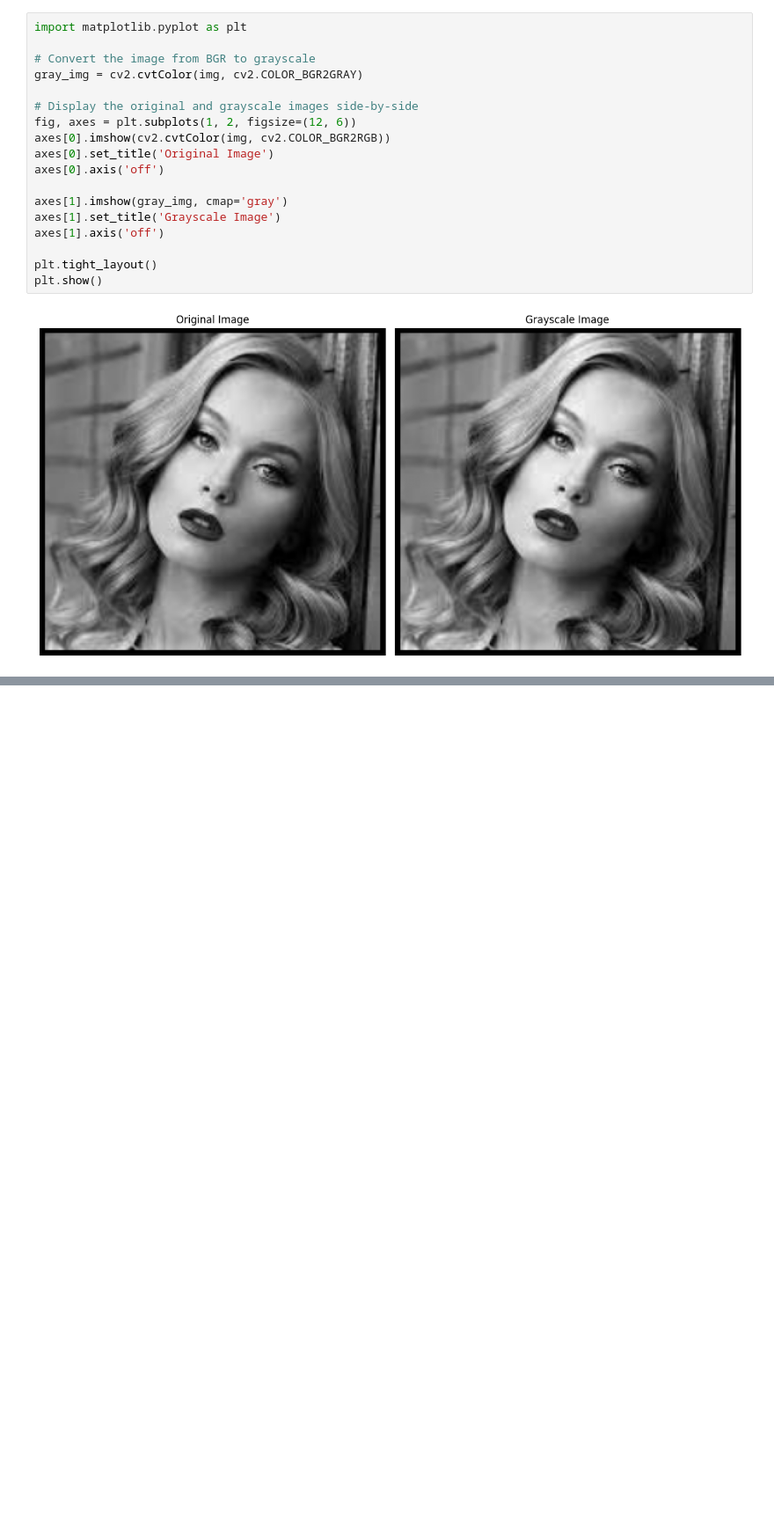
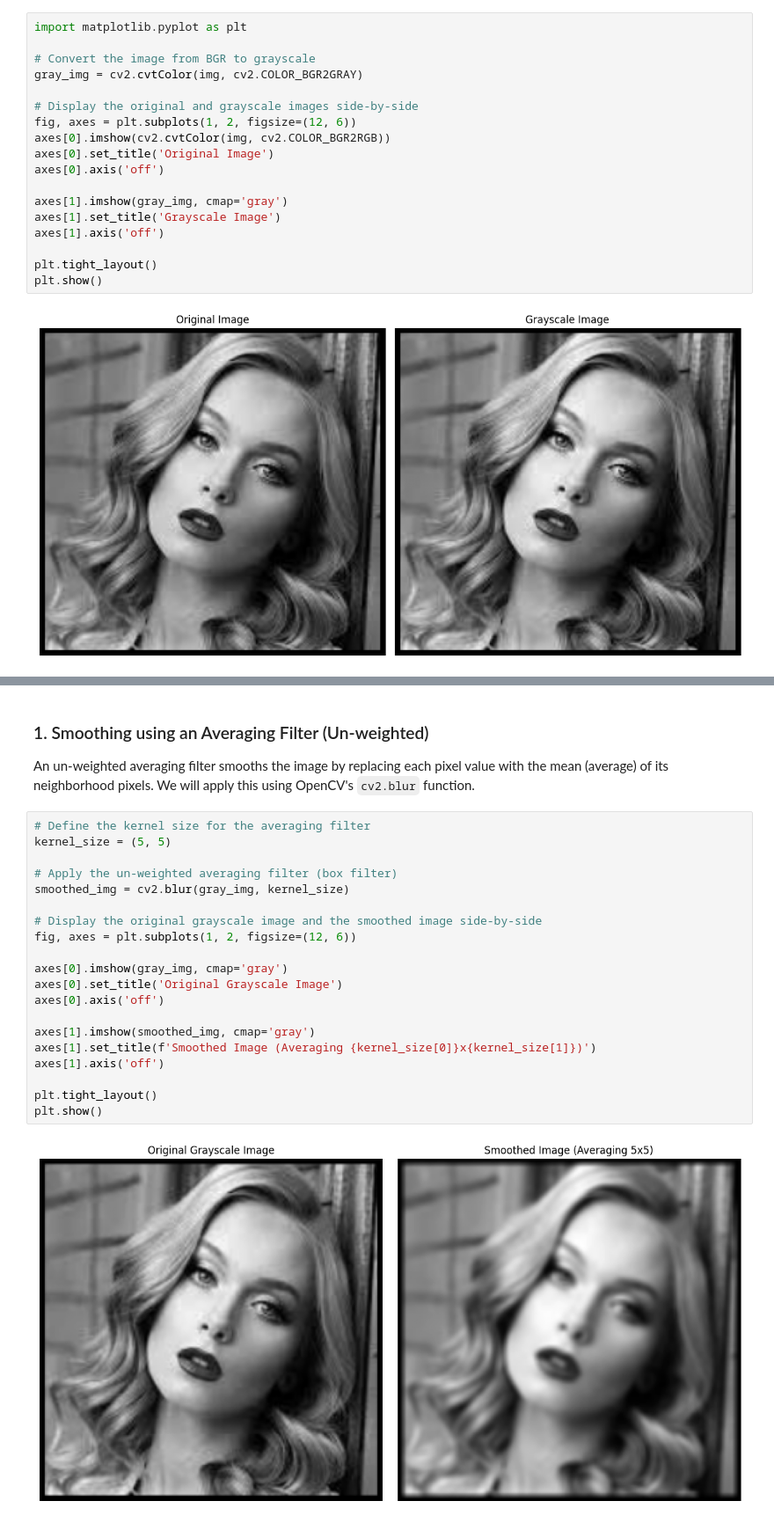
Before and after one commit to arsingla786/ImageProcessing, a Jupyter notebook: assignment_6.ipynb, the cells around one changed output, grey strips where cells are left out. Shown at 88% size. Cells and saved outputs as stored; diff of their text form; blank space fills up the shorter version.

```diff
--- a/assignment_6.ipynb
+++ b/assignment_6.ipynb
@@ -51,0 +64,26 @@ plt.show()
+# %% [markdown]
+### 1. Smoothing using an Averaging Filter (Un-weighted)
+
+An un-weighted averaging filter smooths the image by replacing each pixel value with the mean (average) of its neighborhood pixels. We will apply this using OpenCV's `cv2.blur` function.
+# %%
+# Define the kernel size for the averaging filter
+kernel_size = (5, 5)
+
+# Apply the un-weighted averaging filter (box filter)
+smoothed_img = cv2.blur(gray_img, kernel_size)
+
+# Display the original grayscale image and the smoothed image side-by-side
+fig, axes = plt.subplots(1, 2, figsize=(12, 6))
+
+axes[0].imshow(gray_img, cmap='gray')
+axes[0].set_title('Original Grayscale Image')
+axes[0].axis('off')
+
+axes[1].imshow(smoothed_img, cmap='gray')
+axes[1].set_title(f'Smoothed Image (Averaging {kernel_size[0]}x{kernel_size[1]})')
+axes[1].axis('off')
+
+plt.tight_layout()
+plt.show()
+# %% [output]
+[figure, added]
```
Also changed, not shown: parts of 5 cells of this notebook.
